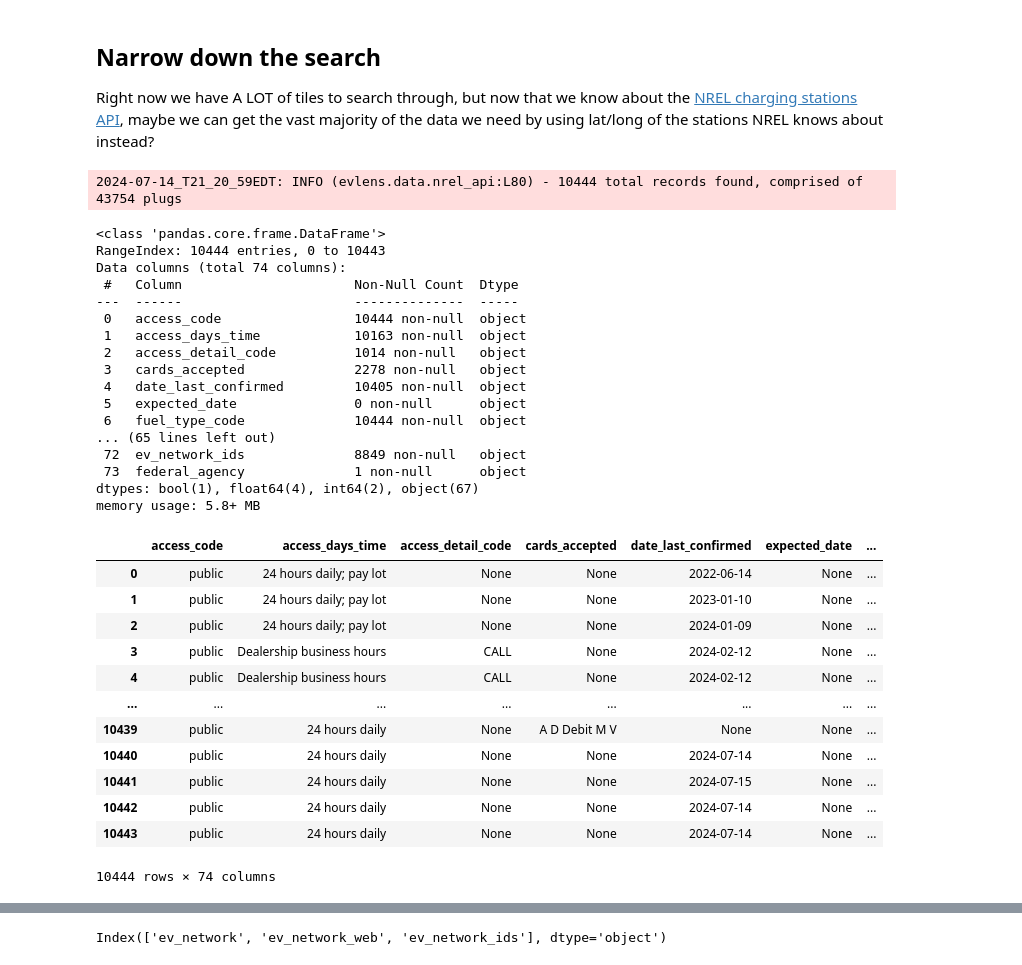
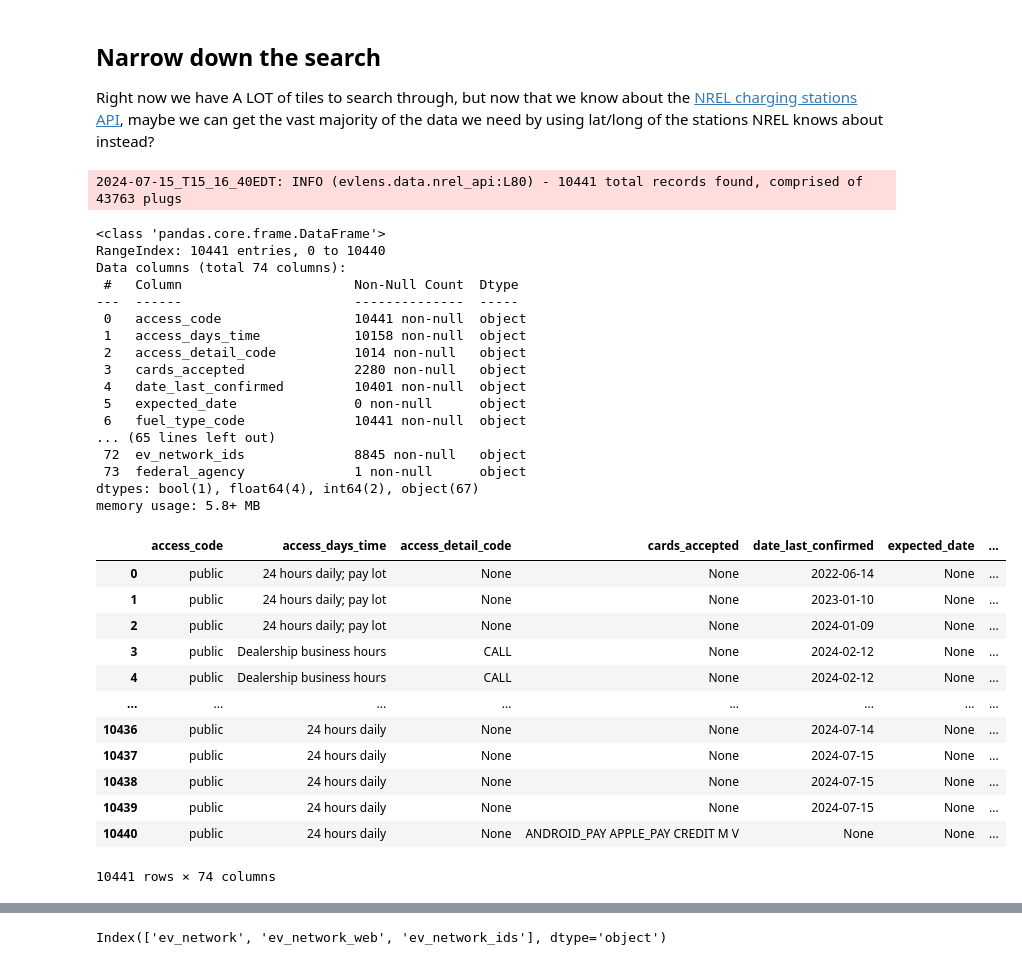
Before and after one commit to emigre459/evlens, a Jupyter notebook: notebooks/exploratory/0.3-DWRM-GCloud.ipynb, the cells around one changed output, grey strips where cells are left out. Saved outputs shown, nothing was run; the diff lists cells and outputs as text; code cells hidden in the pictures.

```diff
--- a/notebooks/exploratory/0.3-DWRM-GCloud.ipynb
+++ b/notebooks/exploratory/0.3-DWRM-GCloud.ipynb
@@ -635,38 +657,38 @@ Right now we have A LOT of tiles to search through, but now that we know about t
 # %%
 from evlens.data.nrel_api import AFDC
 a = AFDC()
-test = a.get_stations()
-test.info()
-test
+df_nrel_stations = a.get_stations()
+df_nrel_stations.info()
+df_nrel_stations
 # %% [output]
-2024-07-14_T21_20_59EDT: INFO (evlens.data.nrel_api:L80) - 10444 total records found, comprised of 43754 plugs
+2024-07-15_T15_16_40EDT: INFO (evlens.data.nrel_api:L80) - 10441 total records found, comprised of 43763 plugs
 <class 'pandas.core.frame.DataFrame'>
-RangeIndex: 10444 entries, 0 to 10443
+RangeIndex: 10441 entries, 0 to 10440
 Data columns (total 74 columns):
  #   Column                      Non-Null Count  Dtype
 ---  ------                      --------------  -----
- 0   access_code                 10444 non-null  object
- 1   access_days_time            10163 non-null  object
+ 0   access_code                 10441 non-null  object
+ 1   access_days_time            10158 non-null  object
  2   access_detail_code          1014 non-null   object
- 3   cards_accepted              2278 non-null   object
- 4   date_last_confirmed         10405 non-null  object
+ 3   cards_accepted              2280 non-null   object
+ 4   date_last_confirmed         10401 non-null  object
  5   expected_date               0 non-null      object
- 6   fuel_type_code              10444 non-null  object
+ 6   fuel_type_code              10441 non-null  object
 ... (65 lines left out)
- 72  ev_network_ids              8849 non-null   object
+ 72  ev_network_ids              8845 non-null   object
  73  federal_agency              1 non-null      object
 dtypes: bool(1), float64(4), int64(2), object(67)
 memory usage: 5.8+ MB
 |  | access_code | access_days_time | access_detail_code | cards_accepted | date_last_confirmed | expected_date | ... |
 | 0 | public | 24 hours daily; pay lot | None | None | 2022-06-14 | None | ... |
 | 1 | public | 24 hours daily; pay lot | None | None | 2023-01-10 | None | ... |
 | 2 | public | 24 hours daily; pay lot | None | None | 2024-01-09 | None | ... |
 | 3 | public | Dealership business hours | CALL | None | 2024-02-12 | None | ... |
 | 4 | public | Dealership business hours | CALL | None | 2024-02-12 | None | ... |
 | ... | ... | ... | ... | ... | ... | ... | ... |
-| 10439 | public | 24 hours daily | None | A D Debit M V | None | None | ... |
-| 10440 | public | 24 hours daily | None | None | 2024-07-14 | None | ... |
-| 10441 | public | 24 hours daily | None | None | 2024-07-15 | None | ... |
-| 10442 | public | 24 hours daily | None | None | 2024-07-14 | None | ... |
-| 10443 | public | 24 hours daily | None | None | 2024-07-14 | None | ... |
+| 10436 | public | 24 hours daily | None | None | 2024-07-14 | None | ... |
+| 10437 | public | 24 hours daily | None | None | 2024-07-15 | None | ... |
+| 10438 | public | 24 hours daily | None | None | 2024-07-15 | None | ... |
+| 10439 | public | 24 hours daily | None | None | 2024-07-15 | None | ... |
+| 10440 | public | 24 hours daily | None | ANDROID_PAY APPLE_PAY CREDIT M V | None | None | ... |
-10444 rows × 74 columns
+10441 rows × 74 columns
```
Also changed, not shown: parts of 21 cells of this notebook, 2 other files.
